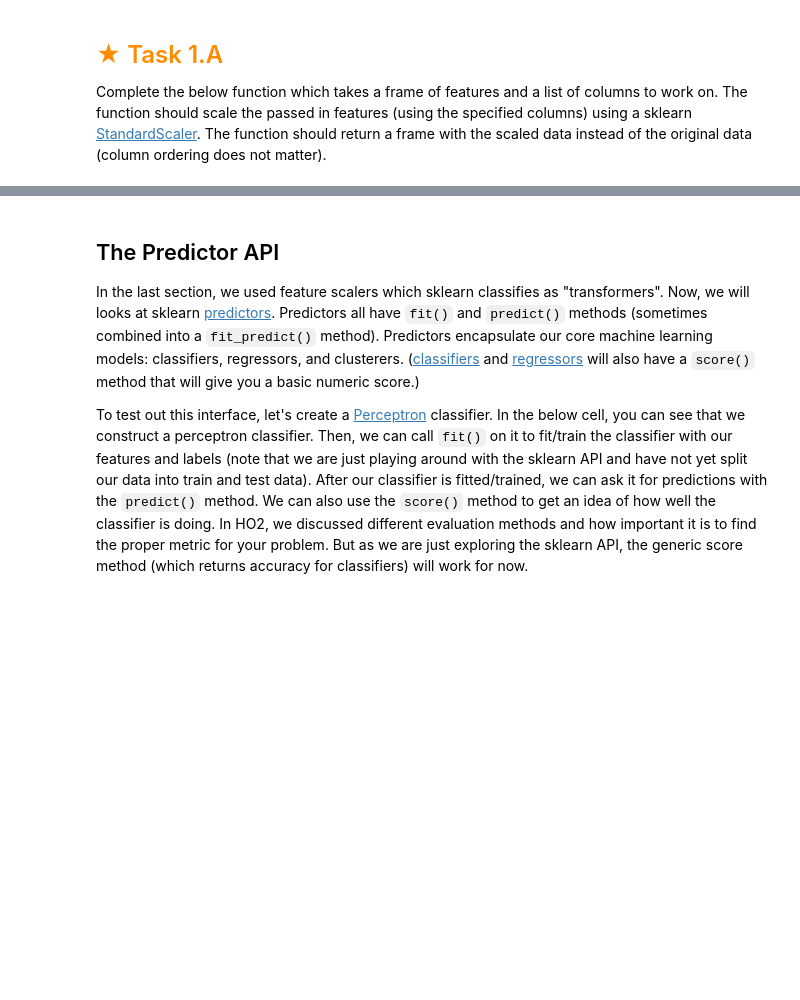
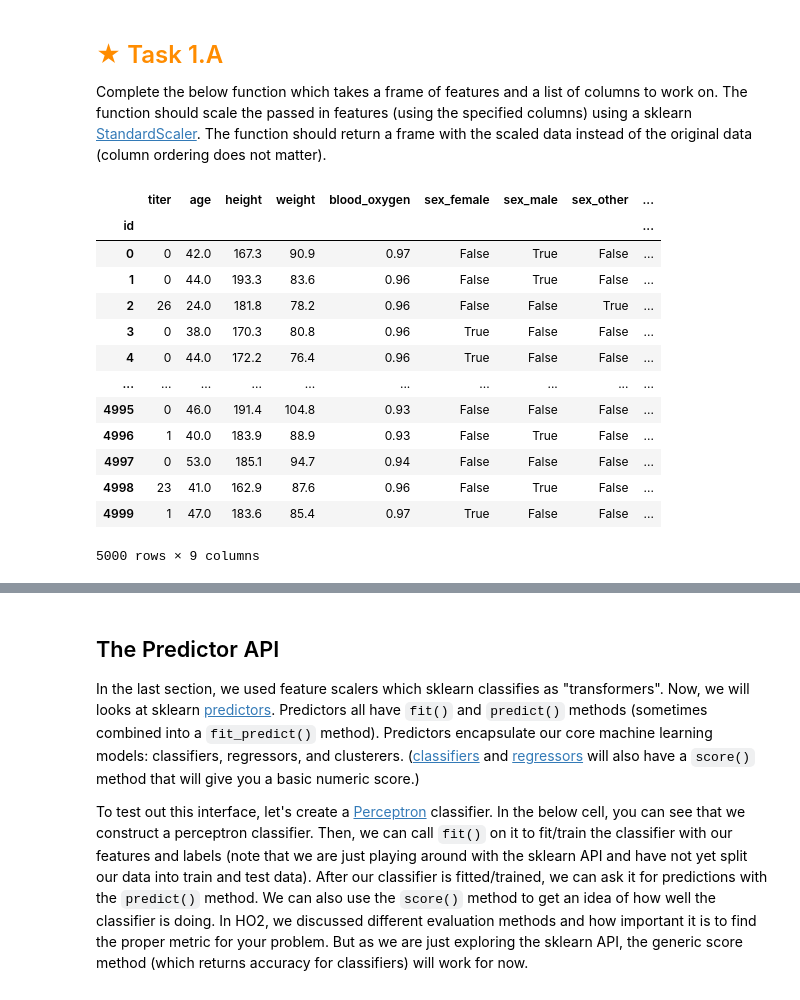
Before and after one commit to IJustWantAJob/CSE40-HW4, a Jupyter notebook: assignment.ipynb, the cells around one changed output, grey strips where cells are left out. Drawn from its saved outputs; the diff is of its cells as text; code cells hidden in the pictures; blank space fills up the shorter version.

```diff
--- a/assignment.ipynb
+++ b/assignment.ipynb
@@ -183,6 +304,23 @@ The function should scale the passed in features (using the specified columns)
 using a sklearn [StandardScaler](https://scikit-learn.org/stable/modules/generated/sklearn.preprocessing.StandardScaler.html).
 The function should return a frame with the scaled data instead of the original data
 (column ordering does not matter).
+# %%
+covid_features
+# %% [output]
+|  | titer | age | height | weight | blood_oxygen | sex_female | sex_male | sex_other | ... |
+| id |  |  |  |  |  |  |  |  | ... |
+| 0 | 0 | 42.0 | 167.3 | 90.9 | 0.97 | False | True | False | ... |
+| 1 | 0 | 44.0 | 193.3 | 83.6 | 0.96 | False | True | False | ... |
+| 2 | 26 | 24.0 | 181.8 | 78.2 | 0.96 | False | False | True | ... |
+| 3 | 0 | 38.0 | 170.3 | 80.8 | 0.96 | True | False | False | ... |
+| 4 | 0 | 44.0 | 172.2 | 76.4 | 0.96 | True | False | False | ... |
+| ... | ... | ... | ... | ... | ... | ... | ... | ... | ... |
+| 4995 | 0 | 46.0 | 191.4 | 104.8 | 0.93 | False | False | False | ... |
+| 4996 | 1 | 40.0 | 183.9 | 88.9 | 0.93 | False | True | False | ... |
+| 4997 | 0 | 53.0 | 185.1 | 94.7 | 0.94 | False | False | False | ... |
+| 4998 | 23 | 41.0 | 162.9 | 87.6 | 0.96 | False | True | False | ... |
+| 4999 | 1 | 47.0 | 183.6 | 85.4 | 0.97 | True | False | False | ... |
+5000 rows × 9 columns
 # %%
 def scale_data(features, columns):
     """
```
Also changed, not shown: parts of 14 cells of this notebook.
